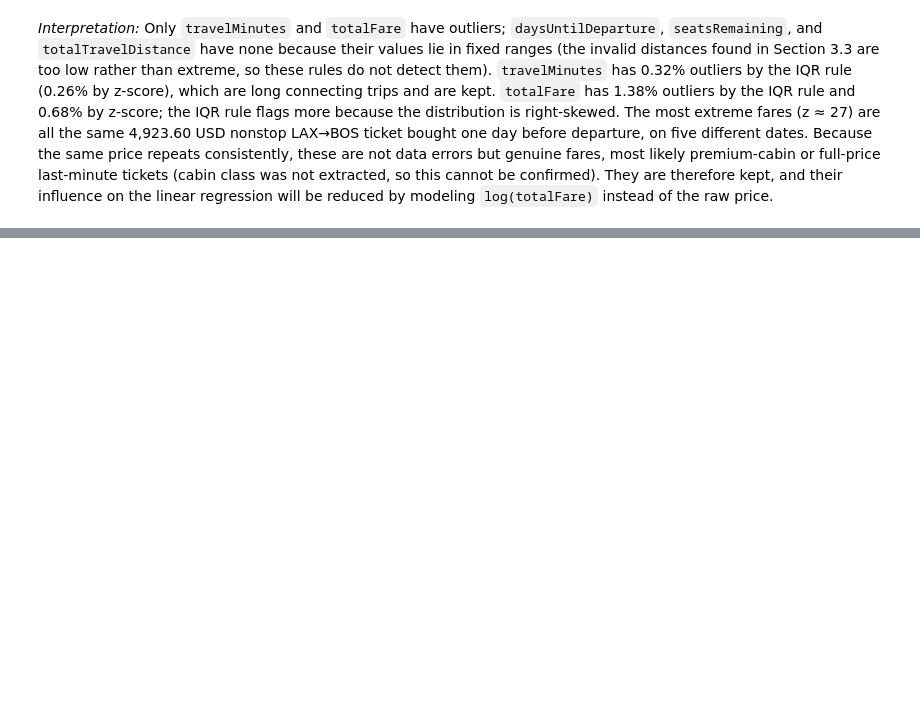
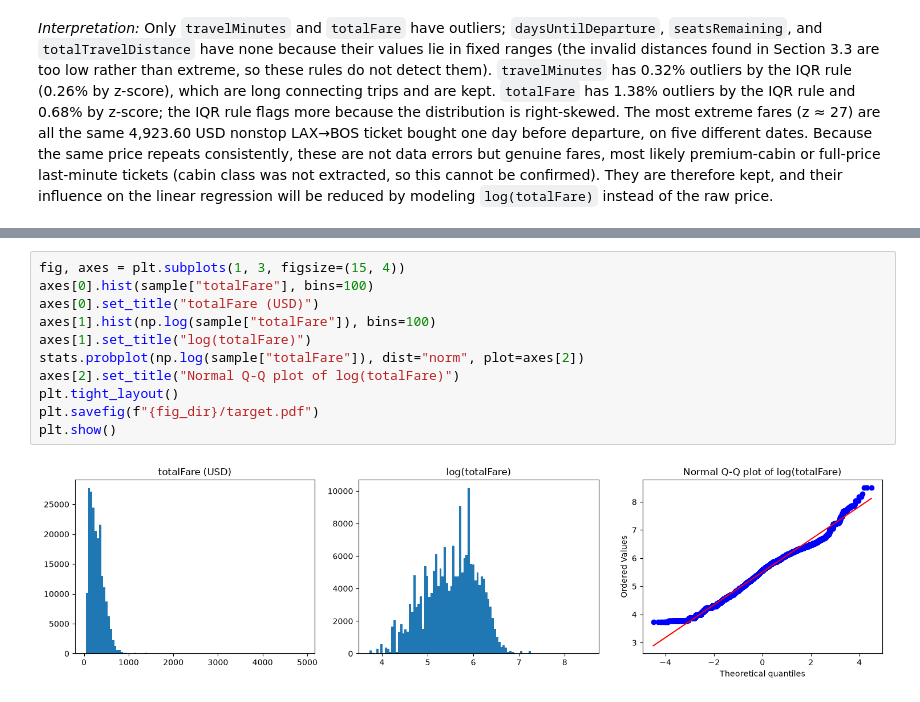
Before and after one commit to anitaroese/flight-price-prediction, a Jupyter notebook: 03_EDA.ipynb, the cells around one changed output, grey strips where cells are left out. Saved outputs shown, nothing was run; the diff lists cells and outputs as text; blank space fills up the shorter version.

Commit message:
feat: add target variable analysis

```diff
--- a/03_EDA.ipynb
+++ b/03_EDA.ipynb
@@ -363,0 +382,13 @@ df.nlargest(5, "totalFare")[["route", "searchDate", "flightDate", "daysUntilDepa
+# %%
+fig, axes = plt.subplots(1, 3, figsize=(15, 4))
+axes[0].hist(sample["totalFare"], bins=100)
+axes[0].set_title("totalFare (USD)")
+axes[1].hist(np.log(sample["totalFare"]), bins=100)
+axes[1].set_title("log(totalFare)")
+stats.probplot(np.log(sample["totalFare"]), dist="norm", plot=axes[2])
+axes[2].set_title("Normal Q-Q plot of log(totalFare)")
+plt.tight_layout()
+plt.savefig(f"{fig_dir}/target.pdf")
+plt.show()
+# %% [output]
+[figure, added]
```
Also changed, not shown: parts of 8 cells of this notebook, 2 other files.
